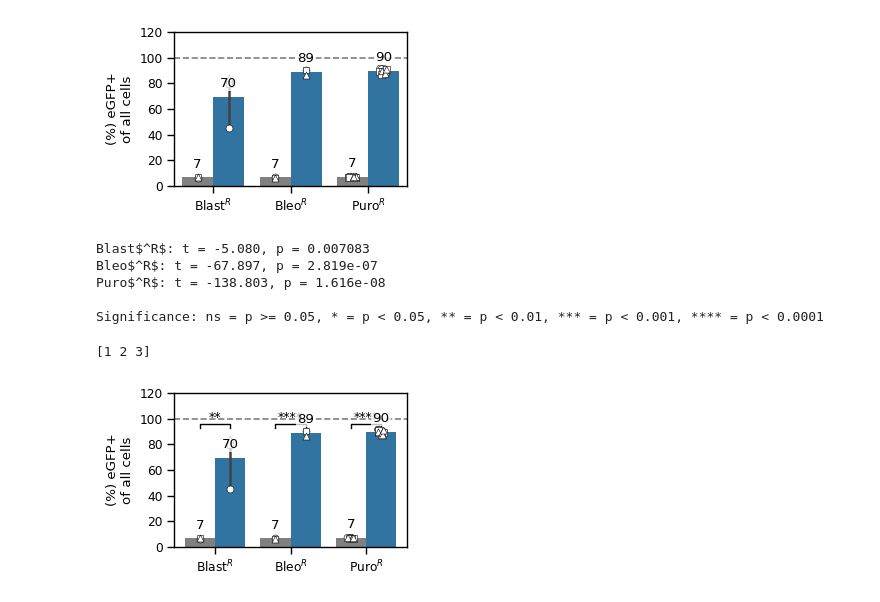
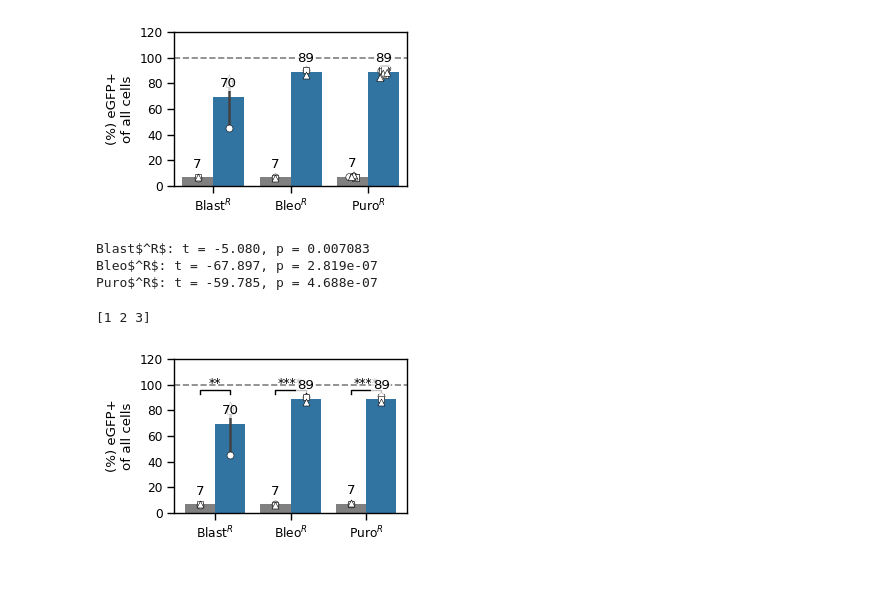
Before and after one commit to GallowayLabMIT/dasit_manuscript, a Jupyter notebook: Figure_1_S1/Figure_1_and_S1.ipynb, the cells around one changed output. Saved outputs shown, nothing was run; the diff lists cells and outputs as text; code cells hidden in the pictures.

```diff
--- a/Figure_1_S1/Figure_1_and_S1.ipynb
+++ b/Figure_1_S1/Figure_1_and_S1.ipynb
@@ -88,4 +137,7 @@ else:
 # %% [markdown]
 **Rename mGL-A and mGL-H columns to eGFP-A and eGFP-H**
-# %%
-df_puro = df_puro.rename(columns={'mGL-A': 'eGFP-A', 'mGL-H': 'eGFP-H'})
+# %%
+df_puro = df_puro.rename(columns={'mGL-A': 'eGFP-A', 'mGL-H': 'eGFP-H', 'Date':'rep', 'Puro#':'puro','reporter':'cond'})
+df_puro.loc[df_puro['rep'] == '2026.06.03.x', 'rep'] = 1
+df_puro.loc[df_puro['rep'] == '2026.06.03.xx', 'rep'] = 2
+df_puro.loc[df_puro['rep'] == '2026.06.03.xxx', 'rep'] = 3
@@ -1440,33 +1486,6 @@ for cond in order:
 
 
 # ---------------------------------------------------------
-# Convert p-values to significance stars
-# ---------------------------------------------------------
-
-def p_to_stars(p):
-    if p < 0.0001:
-        return '****'
-    elif p < 0.001:
-        return '***'
-    elif p < 0.01:
-        return '**'
-    elif p < 0.05:
-        return '*'
-    else:
-        return 'ns'
-
-
-print(
-    "\nSignificance: "
-    "ns = p >= 0.05, "
-    "* = p < 0.05, "
-    "** = p < 0.01, "
-    "*** = p < 0.001, "
-    "**** = p < 0.0001"
-)
-
-
-# ---------------------------------------------------------
 # Plot
 # ---------------------------------------------------------
 
@@ -1474,7 +1493,7 @@ fig, ax = plt.subplots(1, 1, figsize=(3, 2))
 
 sns.barplot(
     ax=ax,
-    data=df_curr,
+    data=bio_means,
     x=x,
     y=y,
     hue=hue,
@@ -1493,7 +1512,7 @@ for (j, rep) in enumerate(df_curr.rep.dropna().unique()):
 
     sns.stripplot(
         ax=ax,
-        data=df_curr[df_curr.rep == rep],
+        data=bio_means[bio_means.rep == rep],
         x=x,
         y=y,
         hue=hue,
@@ -1505,30 +1524,6 @@ for (j, rep) in enumerate(df_curr.rep.dropna().unique()):
         size=5,
         edgecolor='black',
         linewidth=0.4
-    )
-
-
-# ---------------------------------------------------------
-# Add significance brackets
-# ---------------------------------------------------------
-
-def add_sig_bracket(ax, x1, x2, y, h, p):
-
-    ax.plot(
-        [x1, x1, x2, x2],
-        [y, y+h, y+h, y],
-        color='black',
-        linewidth=1,
-        clip_on=False
-    )
-
-    ax.text(
-        (x1 + x2) / 2,
-        y + h,
-        p_to_stars(p),
-        ha='center',
-        va='bottom',
-        fontsize=9
     )
 
 
@@ -1590,34 +1585,32 @@ for sub_ax in plt.gcf().get_axes():
 
         bar_labels = sub_ax.bar_label(
             i,
             fmt='%0.0f',
             padding=5
         )
 
         for label in bar_labels:
             label.set_bbox(
                 dict(
                     facecolor='white',
                     alpha=0.75,
                     linewidth=0,
                     pad=1
                 )
             )
 
 
 plottitle = 'Figure_1E_antibiotic_markers.svg'
 
 plt.savefig(
     rd.outfile(output_path/plottitle),
     bbox_inches='tight'
 )
 
 print(df_curr['rep'].unique())
 # %% [output]
 Blast$^R$: t = -5.080, p = 0.007083
 Bleo$^R$: t = -67.897, p = 2.819e-07
-Puro$^R$: t = -138.803, p = 1.616e-08
-
-Significance: ns = p >= 0.05, * = p < 0.05, ** = p < 0.01, *** = p < 0.001, **** = p < 0.0001
+Puro$^R$: t = -59.785, p = 4.688e-07
 [1 2 3]
-[figure, old version]
+[figure, new version]
```
Also changed, not shown: parts of 14 cells of this notebook.
